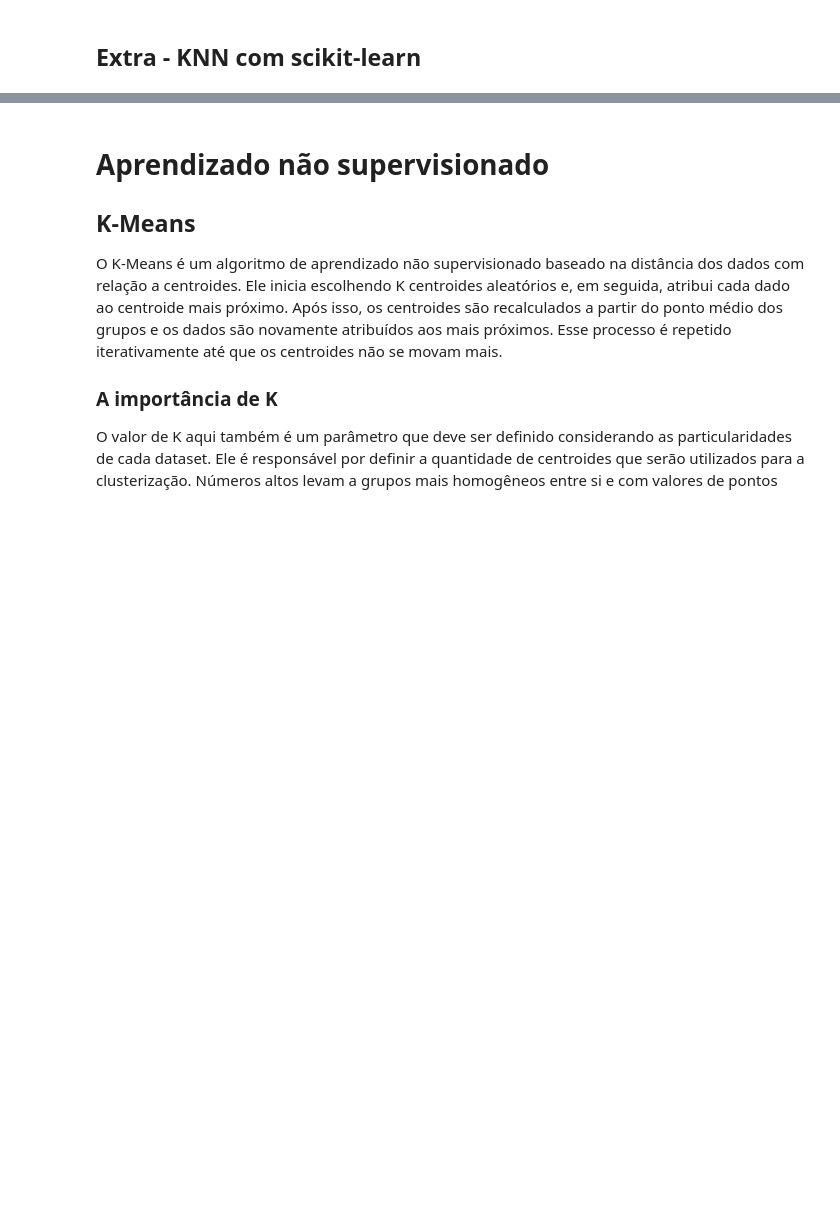
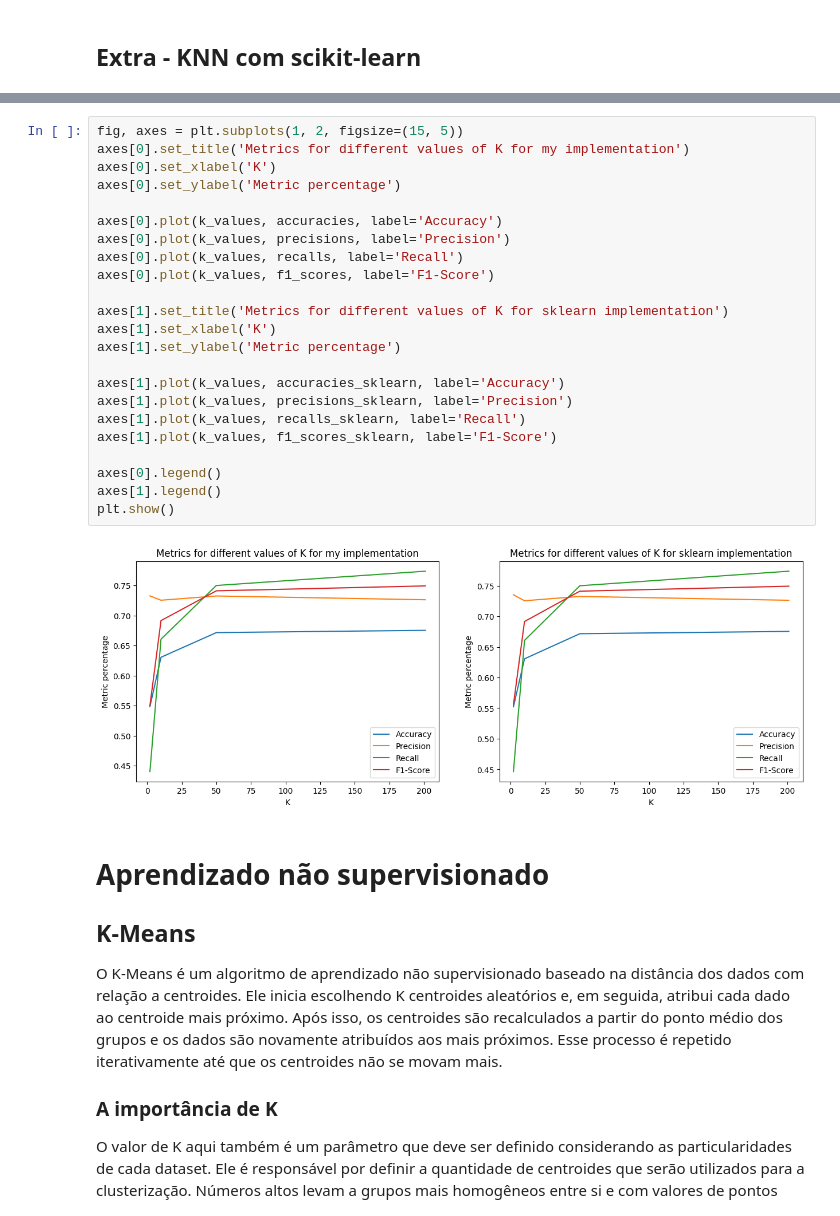
Before and after one commit to paduathiago/ML-supervised-and-unsupervised, a Jupyter notebook: tp2.ipynb, the cells around one changed output, grey strips where cells are left out. Cells and saved outputs as stored; diff of their text form; blank space fills up the shorter version.

```diff
--- a/tp2.ipynb
+++ b/tp2.ipynb
@@ -237,3 +261,28 @@ Target 5 Yrs(-)               46               54
+# %%
+fig, axes = plt.subplots(1, 2, figsize=(15, 5))
+axes[0].set_title('Metrics for different values of K for my implementation')
+axes[0].set_xlabel('K')
+axes[0].set_ylabel('Metric percentage')
+
+axes[0].plot(k_values, accuracies, label='Accuracy')
+axes[0].plot(k_values, precisions, label='Precision')
+axes[0].plot(k_values, recalls, label='Recall')
+axes[0].plot(k_values, f1_scores, label='F1-Score')
+
+axes[1].set_title('Metrics for different values of K for sklearn implementation')
+axes[1].set_xlabel('K')
+axes[1].set_ylabel('Metric percentage')
+
+axes[1].plot(k_values, accuracies_sklearn, label='Accuracy')
+axes[1].plot(k_values, precisions_sklearn, label='Precision')
+axes[1].plot(k_values, recalls_sklearn, label='Recall')
+axes[1].plot(k_values, f1_scores_sklearn, label='F1-Score')
+
+axes[0].legend()
+axes[1].legend()
+plt.show()
+# %% [output]
+[figure, added]
 # %% [markdown]
 # Aprendizado não supervisionado
 ## K-Means
```
Also changed, not shown: parts of 13 cells of this notebook.
